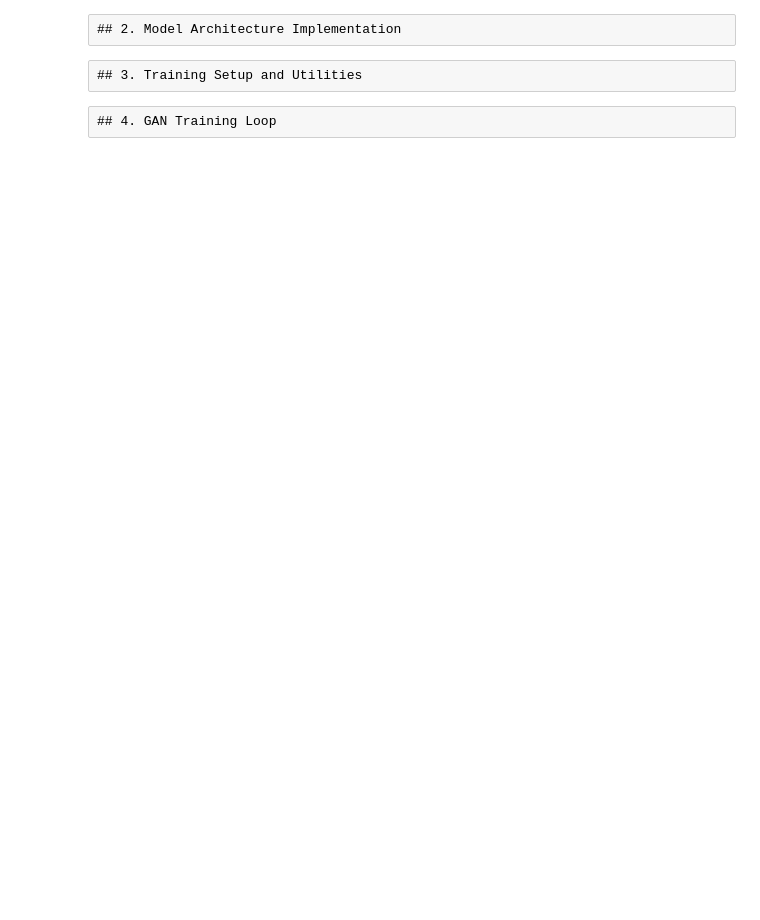
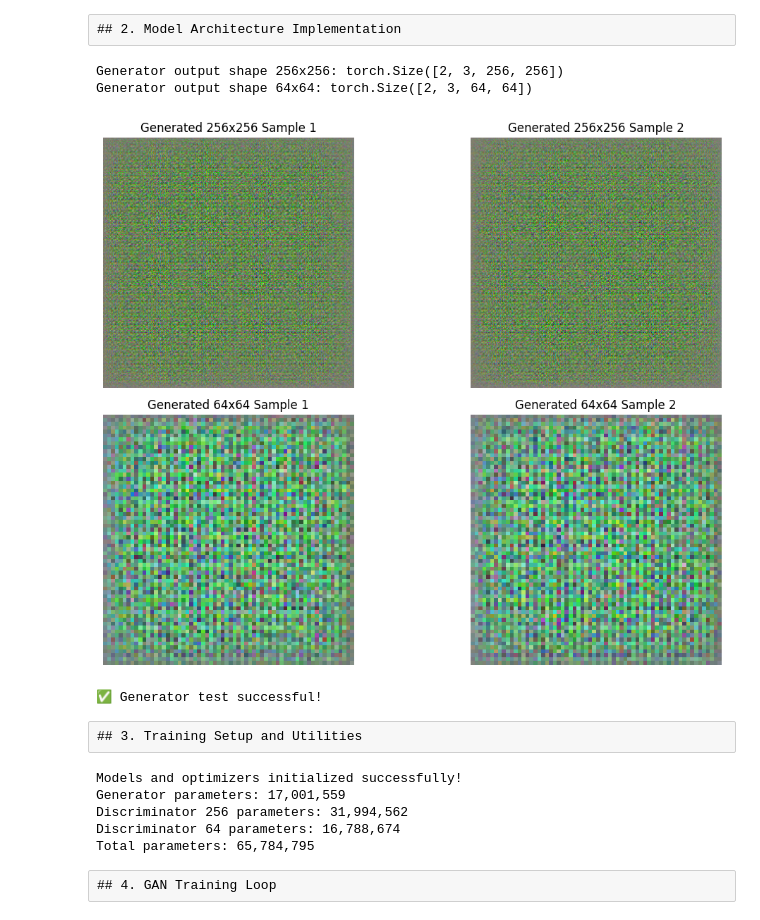
Before and after one commit to val-2/DeepLearning, a Jupyter notebook: pikapikagen/PikaPikaGen.ipynb, the cells around one changed output. Cells and saved outputs as stored; diff of their text form; code cells hidden in the pictures; blank space fills up the shorter version.

```diff
--- a/pikapikagen/PikaPikaGen.ipynb
+++ b/pikapikagen/PikaPikaGen.ipynb
@@ -978,2 +132,38 @@ print("✅ AttnGAN-style discriminator with dual outputs now supports both 64x64
+# %%
+from model import Generator
+
+# Test the generator
+generator = Generator().to(device)
+with torch.no_grad():
+    generated_images_256, generated_images_64 = generator(
+        fixed_train_batch['text'][:2].to(device),
+        fixed_train_batch['attention_mask'][:2].to(device)
+    )
+print(f"Generator output shape 256x256: {generated_images_256.shape}")
+print(f"Generator output shape 64x64: {generated_images_64.shape}")
+
+print("Generator test")
+plt.figure(figsize=(12, 8))
+for i in range(2):
+    # 256x256 images
+    plt.subplot(2, 2, i+1)
+    img_256 = denormalize_image(generated_images_256[i].cpu())
+    plt.imshow(img_256.permute(1, 2, 0))
+    plt.title(f"Generated 256x256 Sample {i+1}")
+    plt.axis('off')
+
+    # 64x64 images
+    plt.subplot(2, 2, i+3)
+    img_64 = denormalize_image(generated_images_64[i].cpu())
+    plt.imshow(img_64.permute(1, 2, 0))
+    plt.title(f"Generated 64x64 Sample {i+1}")
+    plt.axis('off')
+plt.tight_layout()
+plt.show()
+# %% [output]
+Generator output shape 256x256: torch.Size([2, 3, 256, 256])
+Generator output shape 64x64: torch.Size([2, 3, 64, 64])
+[figure, added]
+✅ Generator test successful!
 # %% [raw]
 ## 3. Training Setup and Utilities
@@ -1533,0 +170,42 @@ print(f"Total parameters: {sum(p.numel() for p in generator.parameters() if p.re
+# %%
+from discriminators import Discriminator256, Discriminator64
+from losses import VGGPerceptualLoss, SobelLoss
+from plots import save_attention_visualization
+
+def weights_init(m):
+    """Initialize model weights according to the original DCGAN paper"""
+    classname = m.__class__.__name__
+    if classname.find('Conv') != -1:
+        nn.init.normal_(m.weight.data, 0.0, 0.02)
+    elif classname.find('BatchNorm') != -1:
+        nn.init.normal_(m.weight.data, 1.0, 0.02)
+        nn.init.constant_(m.bias.data, 0)
+
+generator = Generator().to(device)
+discriminator_256 = Discriminator256().to(device)
+discriminator_64 = Discriminator64().to(device)
+
+generator.apply(weights_init)
+discriminator_256.apply(weights_init)
+discriminator_64.apply(weights_init)
+
+
+# Optimizer params
+lr = 0.0002
+beta1 = 0.5
+beta2 = 0.999
+
+optimizer_G = optim.Adam(generator.parameters(), lr=lr, betas=(beta1, beta2))
+optimizer_D_256 = optim.Adam(discriminator_256.parameters(), lr=lr, betas=(beta1, beta2))
+optimizer_D_64 = optim.Adam(discriminator_64.parameters(), lr=lr, betas=(beta1, beta2))
+
+adv_criterion = nn.BCEWithLogitsLoss().to(device)  # no sigmoid at the end of discriminators
+l1_criterion = nn.L1Loss().to(device)
+perc_criterion = VGGPerceptualLoss(device)
+sobel_criterion = SobelLoss().to(device)
+# %% [output]
+Models and optimizers initialized successfully!
+Generator parameters: 17,001,559
+Discriminator 256 parameters: 31,994,562
+Discriminator 64 parameters: 16,788,674
+Total parameters: 65,784,795
```
Also changed, not shown: parts of 25 cells of this notebook, 31 other files.
